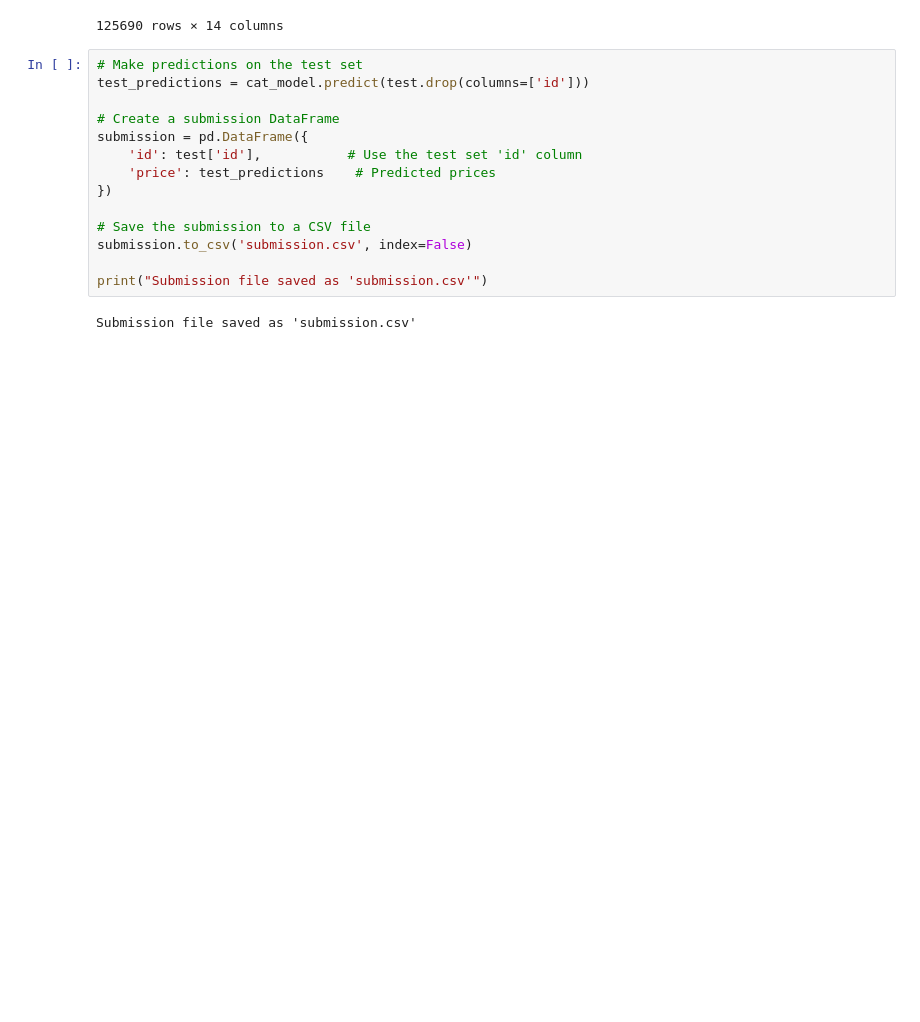
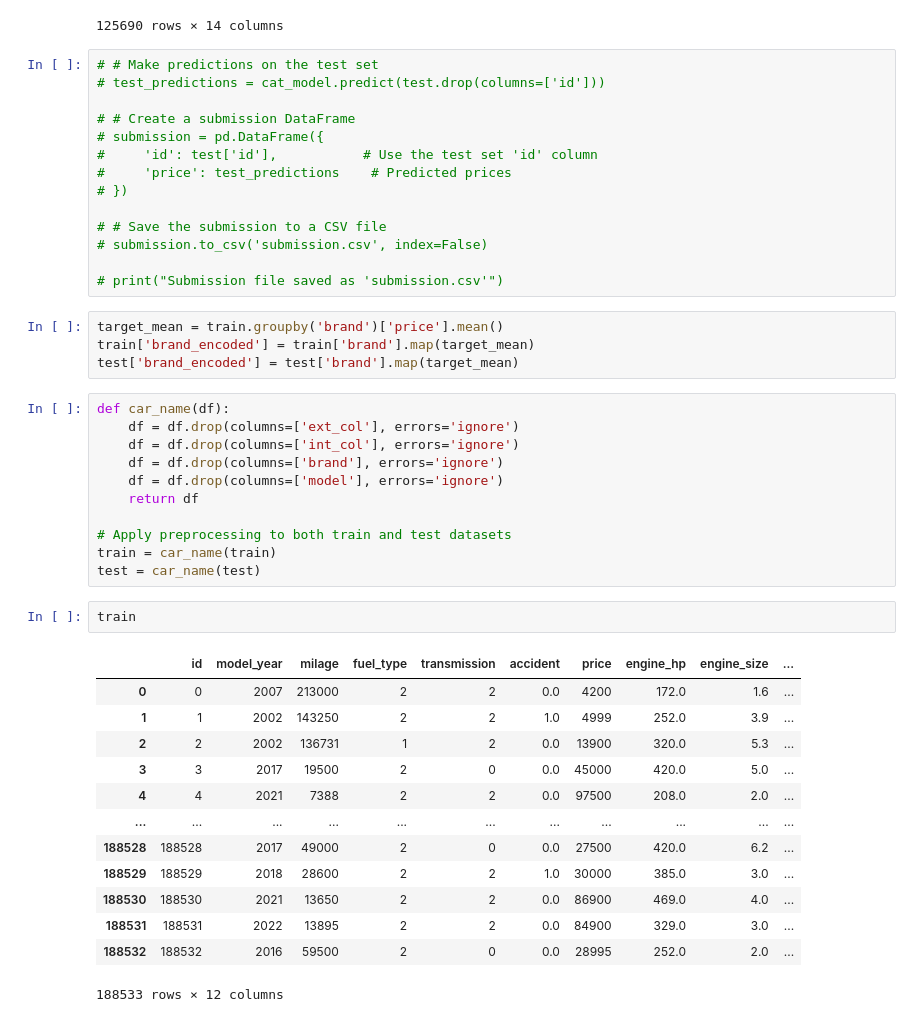
Before and after one commit to mehranommani/commons-math, a Jupyter notebook: car-price.ipynb, the cells around one changed output. Saved outputs shown, nothing was run; the diff lists cells and outputs as text; blank space fills up the shorter version.

Commit message:
Kaggle Notebook | car-price | Version 4

```diff
--- a/car-price.ipynb
+++ b/car-price.ipynb
@@ -245,18 +226,47 @@ test
 | 125689 | 314222 | Chevrolet | Tahoe LT | 2018 | 66840 | 2 | 2 | Silver | Black | 0.0 | ... |
 125690 rows × 14 columns
 # %%
-# Make predictions on the test set
-test_predictions = cat_model.predict(test.drop(columns=['id']))
+# # Make predictions on the test set
+# test_predictions = cat_model.predict(test.drop(columns=['id']))
 
-# Create a submission DataFrame
-submission = pd.DataFrame({
-    'id': test['id'],           # Use the test set 'id' column
-    'price': test_predictions    # Predicted prices
-})
+# # Create a submission DataFrame
+# submission = pd.DataFrame({
+#     'id': test['id'],           # Use the test set 'id' column
+#     'price': test_predictions    # Predicted prices
+# })
 
-# Save the submission to a CSV file
-submission.to_csv('submission.csv', index=False)
+# # Save the submission to a CSV file
+# submission.to_csv('submission.csv', index=False)
 
-print("Submission file saved as 'submission.csv'")
+# print("Submission file saved as 'submission.csv'")
-# %% [output]
-Submission file saved as 'submission.csv'
+# %%
+target_mean = train.groupby('brand')['price'].mean()
+train['brand_encoded'] = train['brand'].map(target_mean)
+test['brand_encoded'] = test['brand'].map(target_mean)
+# %%
+def car_name(df):
+    df = df.drop(columns=['ext_col'], errors='ignore')
+    df = df.drop(columns=['int_col'], errors='ignore')
+    df = df.drop(columns=['brand'], errors='ignore')
+    df = df.drop(columns=['model'], errors='ignore')
+    return df
+
+# Apply preprocessing to both train and test datasets
+train = car_name(train)
+test = car_name(test)
+# %%
+train
+# %% [output]
+|  | id | model_year | milage | fuel_type | transmission | accident | price | engine_hp | engine_size | ... |
+| 0 | 0 | 2007 | 213000 | 2 | 2 | 0.0 | 4200 | 172.0 | 1.6 | ... |
+| 1 | 1 | 2002 | 143250 | 2 | 2 | 1.0 | 4999 | 252.0 | 3.9 | ... |
+| 2 | 2 | 2002 | 136731 | 1 | 2 | 0.0 | 13900 | 320.0 | 5.3 | ... |
+| 3 | 3 | 2017 | 19500 | 2 | 0 | 0.0 | 45000 | 420.0 | 5.0 | ... |
+| 4 | 4 | 2021 | 7388 | 2 | 2 | 0.0 | 97500 | 208.0 | 2.0 | ... |
+| ... | ... | ... | ... | ... | ... | ... | ... | ... | ... | ... |
+| 188528 | 188528 | 2017 | 49000 | 2 | 0 | 0.0 | 27500 | 420.0 | 6.2 | ... |
+| 188529 | 188529 | 2018 | 28600 | 2 | 2 | 1.0 | 30000 | 385.0 | 3.0 | ... |
+| 188530 | 188530 | 2021 | 13650 | 2 | 2 | 0.0 | 86900 | 469.0 | 4.0 | ... |
+| 188531 | 188531 | 2022 | 13895 | 2 | 2 | 0.0 | 84900 | 329.0 | 3.0 | ... |
+| 188532 | 188532 | 2016 | 59500 | 2 | 0 | 0.0 | 28995 | 252.0 | 2.0 | ... |
+188533 rows × 12 columns
```
Also changed, not shown: parts of 3 cells of this notebook.
